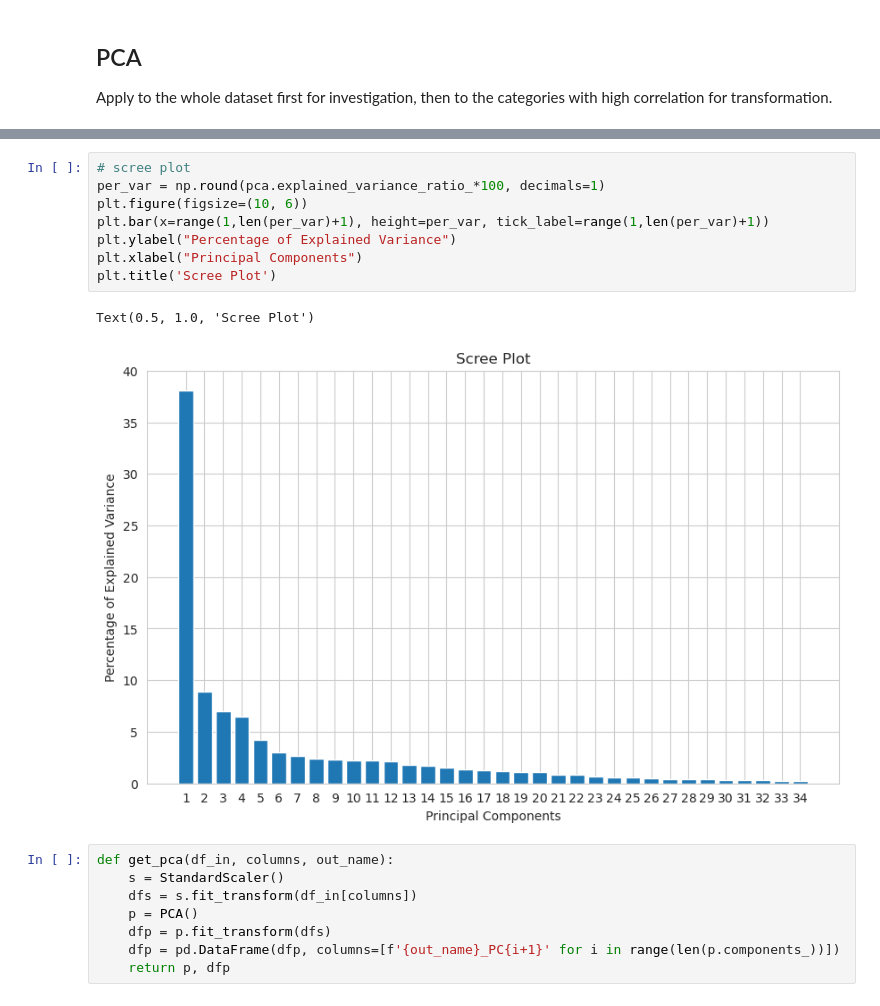
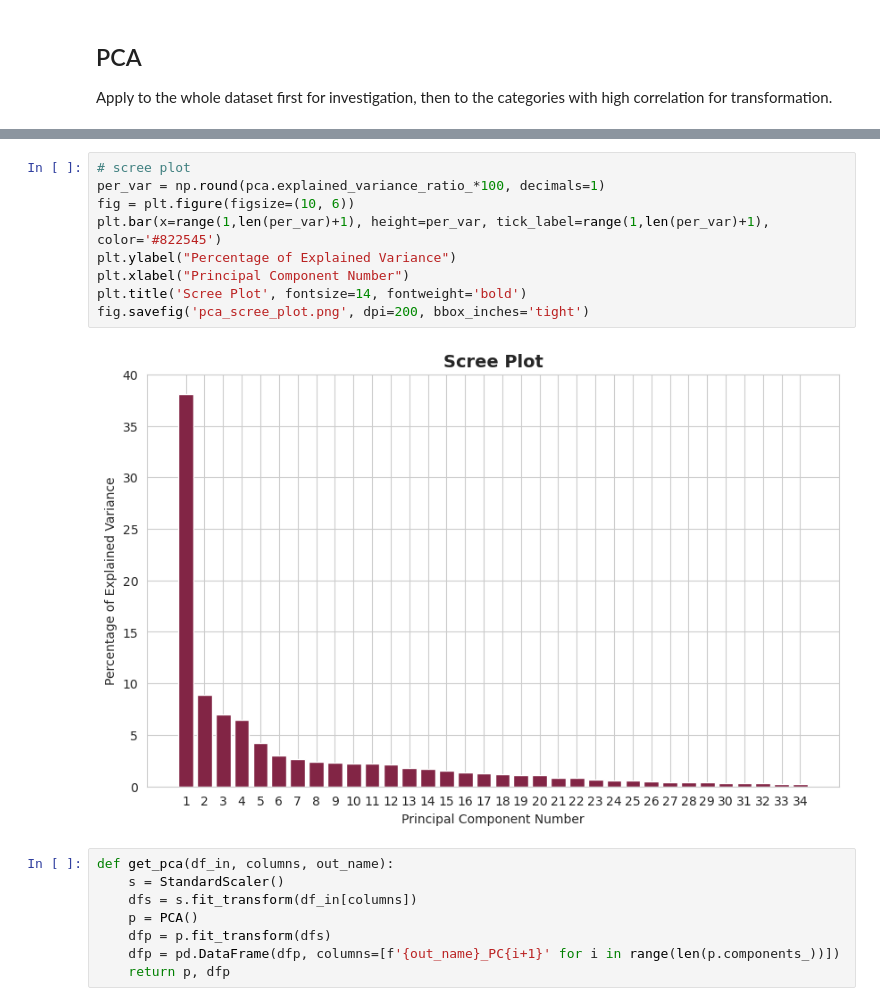
Before and after one commit to arth3mis/global-societal-endangerment-index, a Jupyter notebook: 4.1_multivariate_analysis.ipynb, the cells around one changed output, grey strips where cells are left out. Cells and saved outputs as stored; diff of their text form.

```diff
--- a/4.1_multivariate_analysis.ipynb
+++ b/4.1_multivariate_analysis.ipynb
@@ -189,14 +192,14 @@ loadings['PC1'].sort_values(ascending=False).head(10).reset_index()
 # %%
 # scree plot
 per_var = np.round(pca.explained_variance_ratio_*100, decimals=1)
-plt.figure(figsize=(10, 6))
-plt.bar(x=range(1,len(per_var)+1), height=per_var, tick_label=range(1,len(per_var)+1))
+fig = plt.figure(figsize=(10, 6))
+plt.bar(x=range(1,len(per_var)+1), height=per_var, tick_label=range(1,len(per_var)+1), color='#822545')
 plt.ylabel("Percentage of Explained Variance")
-plt.xlabel("Principal Components")
-plt.title('Scree Plot')
+plt.xlabel("Principal Component Number")
+plt.title('Scree Plot', fontsize=14, fontweight='bold')
+fig.savefig('pca_scree_plot.png', dpi=200, bbox_inches='tight')
 # %% [output]
-Text(0.5, 1.0, 'Scree Plot')
-[figure, old version]
+[figure, new version]
 # %%
 def get_pca(df_in, columns, out_name):
     s = StandardScaler()
```
Also changed, not shown: parts of 8 cells of this notebook, 5 other files.
